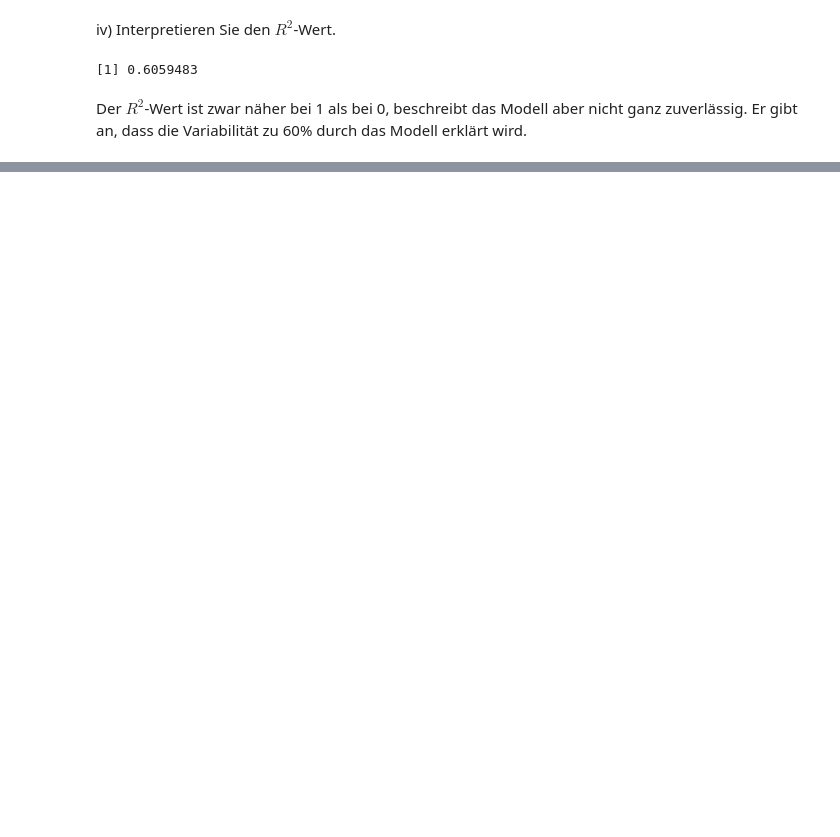
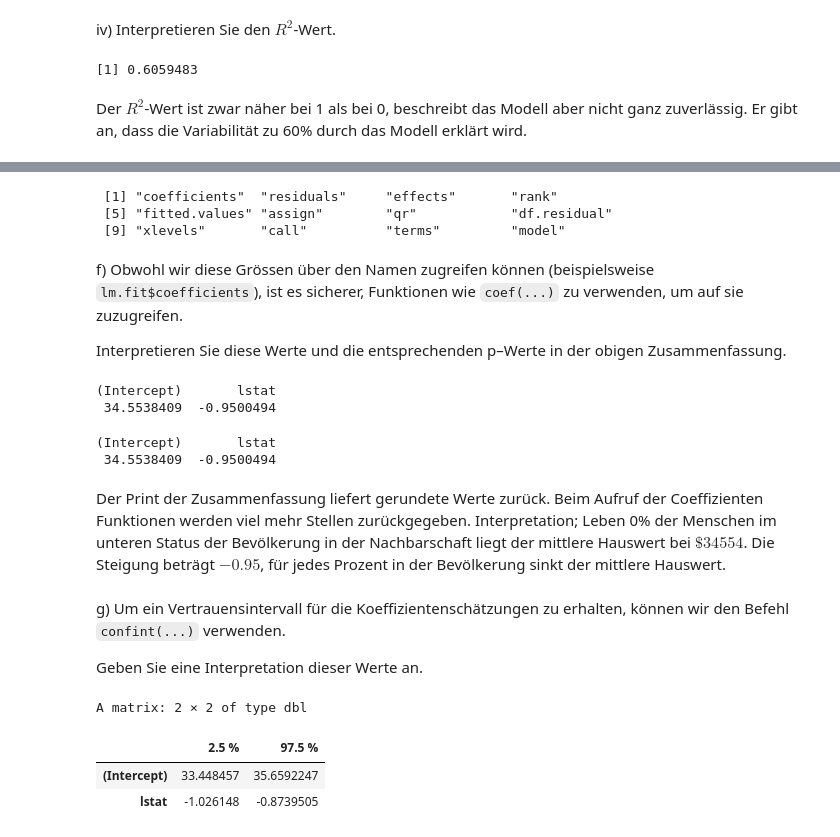
Before and after one commit to Joelius300/hslu-astat-StephanStofer, a Jupyter notebook: exercises/series11.ipynb, the cells around one changed output, grey strips where cells are left out. Cells and saved outputs as stored; diff of their text form; code cells hidden in the pictures; blank space fills up the shorter version.

```diff
--- a/exercises/series11.ipynb
+++ b/exercises/series11.ipynb
@@ -106,0 +184,32 @@ Der $R^2$-Wert ist zwar näher bei 1 als bei 0, beschreibt das Modell aber nicht
+# %%
+names(lm.fit)
+# %% [output]
+ [1] "coefficients"  "residuals"     "effects"       "rank"
+ [5] "fitted.values" "assign"        "qr"            "df.residual"
+ [9] "xlevels"       "call"          "terms"         "model"
+# %% [markdown]
+
+f) Obwohl wir diese Grössen über den Namen zugreifen können (beispielsweise `lm.fit$coefficients`), ist es sicherer, Funktionen wie `coef(...)` zu verwenden, um auf sie zuzugreifen.
+
+Interpretieren Sie diese Werte und die entsprechenden p–Werte in der obigen Zusammenfassung.
+# %%
+lm.fit$coefficients
+coef(lm.fit)
+# %% [output]
+(Intercept)       lstat
+ 34.5538409  -0.9500494
+(Intercept)       lstat
+ 34.5538409  -0.9500494
+# %% [markdown]
+Der Print der Zusammenfassung liefert gerundete Werte zurück. Beim Aufruf der Coeffizienten Funktionen werden viel mehr Stellen zurückgegeben. Interpretation; Leben 0% der Menschen im unteren Status der Bevölkerung in der Nachbarschaft liegt der mittlere Hauswert bei $\$34554$. Die Steigung beträgt $-0.95$, für jedes Prozent in der Bevölkerung sinkt der mittlere Hauswert.
+# %% [markdown]
+g) Um ein Vertrauensintervall für die Koeffizientenschätzungen zu erhalten, können wir den Befehl `confint(...)` verwenden.
+
+Geben Sie eine Interpretation dieser Werte an.
+# %%
+confint(lm.fit)
+# %% [output]
+A matrix: 2 × 2 of type dbl
+|  | 2.5 % | 97.5 % |
+| (Intercept) | 33.448457 | 35.6592247 |
+| lstat | -1.026148 | -0.8739505 |
```
Also changed, not shown: parts of 21 cells of this notebook.
